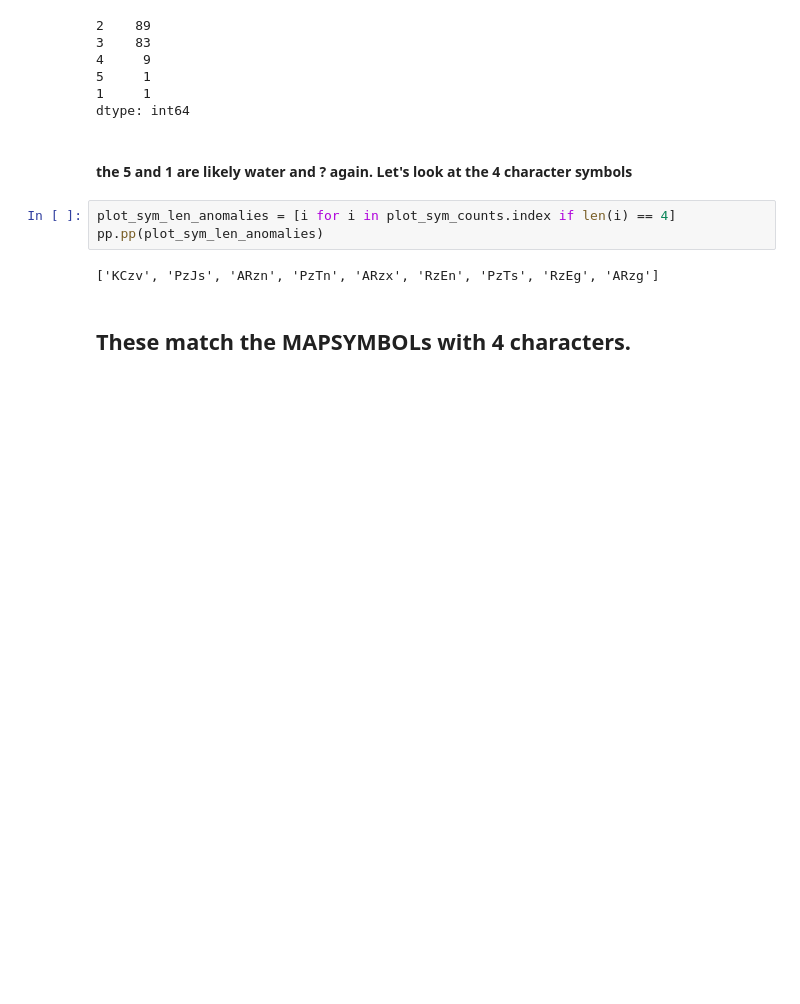
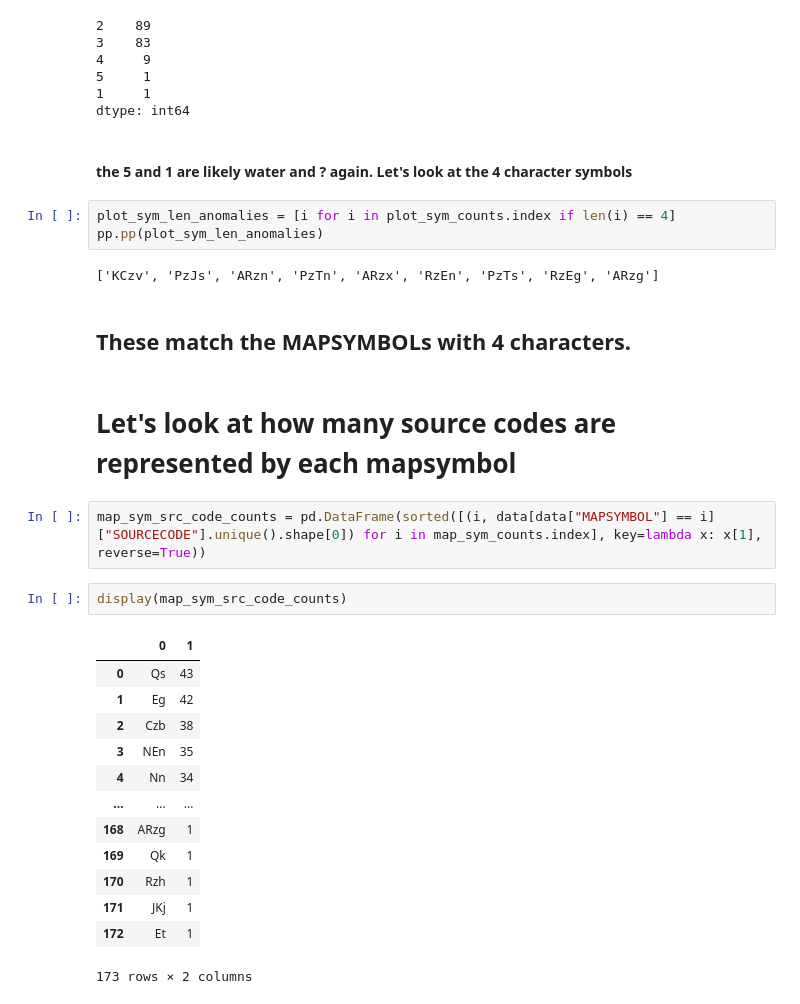
Before and after one commit to selkind/GeoMap, a Jupyter notebook: map_and_ploy_symbol.ipynb, the cells around one changed output. Cells and saved outputs as stored; diff of their text form; blank space fills up the shorter version.

```diff
--- a/map_and_ploy_symbol.ipynb
+++ b/map_and_ploy_symbol.ipynb
@@ -326,3 +325,23 @@ pp.pp(plot_sym_len_anomalies)
 ['KCzv', 'PzJs', 'ARzn', 'PzTn', 'ARzx', 'RzEn', 'PzTs', 'RzEg', 'ARzg']
 # %% [markdown]
 ## These match the MAPSYMBOLs with 4 characters.
+# %% [markdown]
+# Let's look at how many source codes are represented by each mapsymbol
+# %%
+map_sym_src_code_counts = pd.DataFrame(sorted([(i, data[data["MAPSYMBOL"] == i]["SOURCECODE"].unique().shape[0]) for i in map_sym_counts.index], key=lambda x: x[1], reverse=True))
+# %%
+display(map_sym_src_code_counts)
+# %% [output]
+|  | 0 | 1 |
+| 0 | Qs | 43 |
+| 1 | Eg | 42 |
+| 2 | Czb | 38 |
+| 3 | NEn | 35 |
+| 4 | Nn | 34 |
+| ... | ... | ... |
+| 168 | ARzg | 1 |
+| 169 | Qk | 1 |
+| 170 | Rzh | 1 |
+| 171 | JKj | 1 |
+| 172 | Et | 1 |
+173 rows × 2 columns
```
Also changed, not shown: parts of 2 cells of this notebook.
